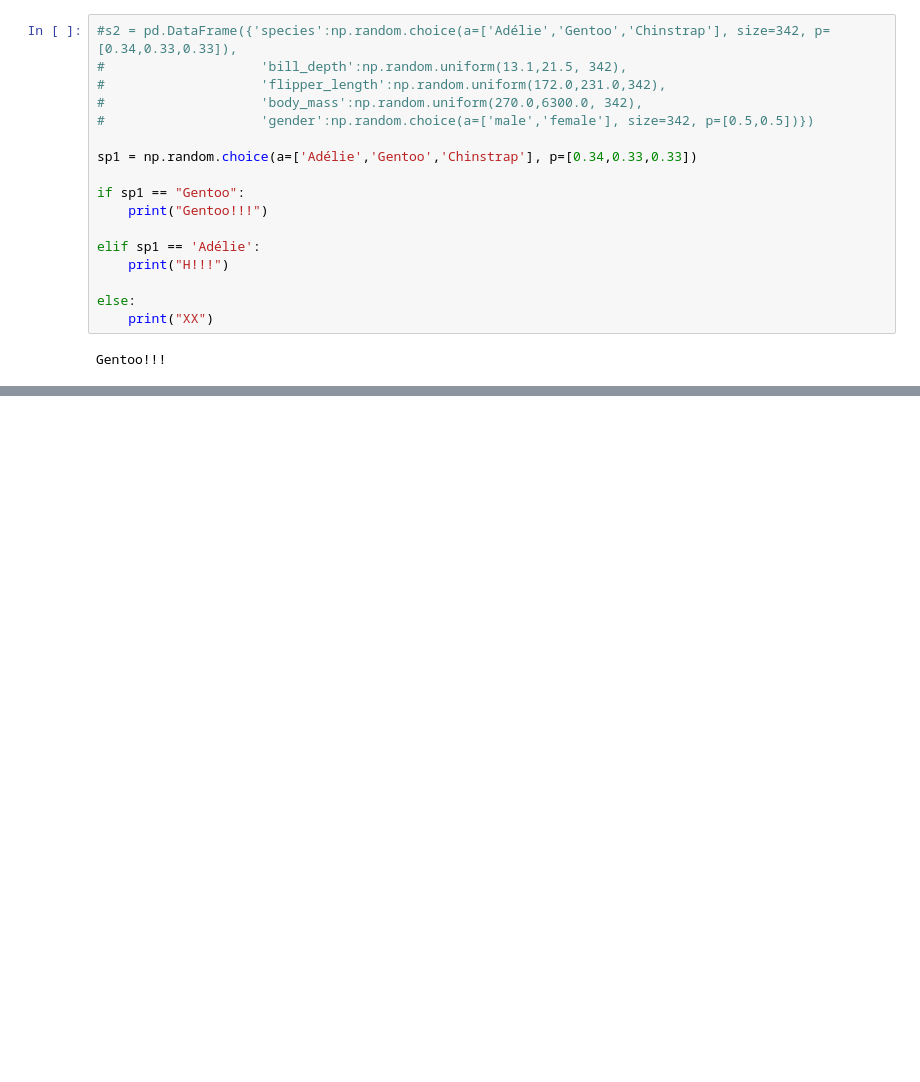
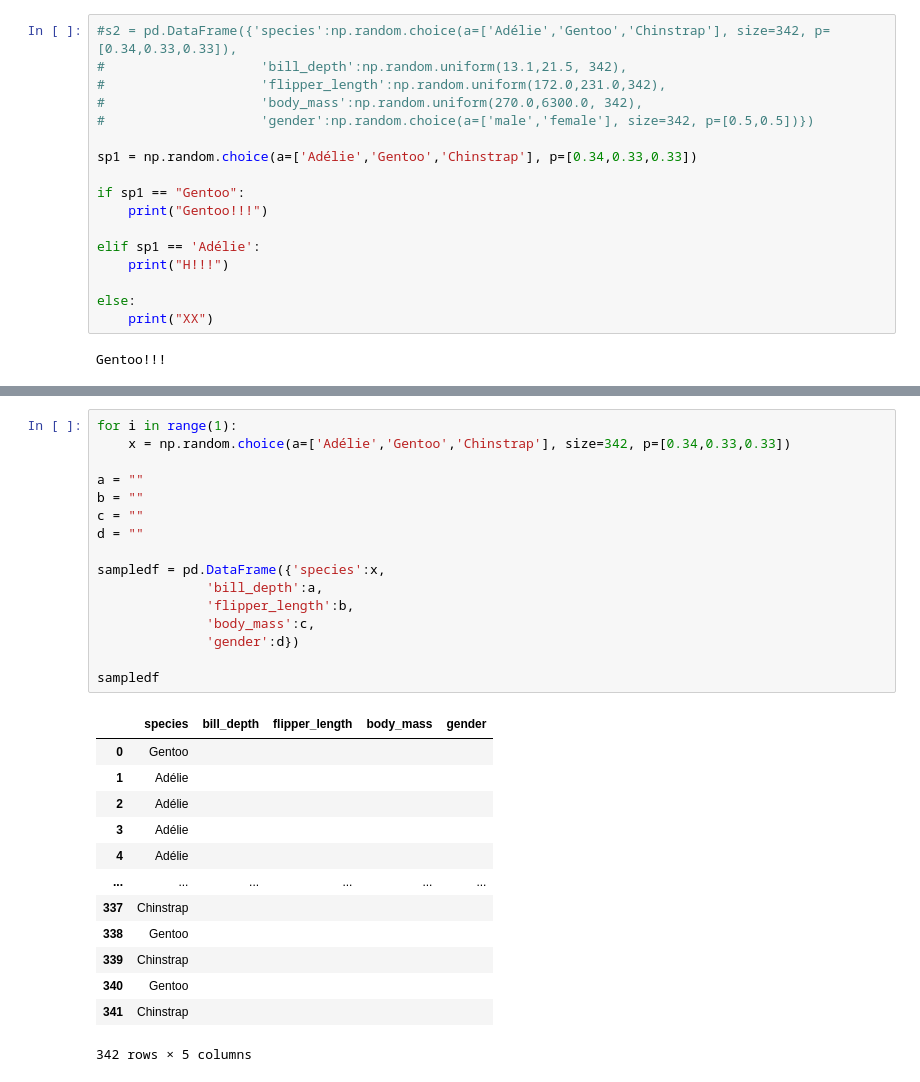
Before and after one commit to jbrad88/pda-project, a Jupyter notebook: pda-project.ipynb, the cells around one changed output, grey strips where cells are left out. Cells and saved outputs as stored; diff of their text form; blank space fills up the shorter version.

```diff
--- a/pda-project.ipynb
+++ b/pda-project.ipynb
@@ -228,0 +283,30 @@ pd.DataFrame({'species':sp1,
+# %%
+for i in range(1):
+    x = np.random.choice(a=['Adélie','Gentoo','Chinstrap'], size=342, p=[0.34,0.33,0.33])
+
+a = ""
+b = ""
+c = ""
+d = ""
+
+sampledf = pd.DataFrame({'species':x,
+              'bill_depth':a,
+              'flipper_length':b,
+              'body_mass':c,
+              'gender':d})
+
+sampledf
+# %% [output]
+|  | species | bill_depth | flipper_length | body_mass | gender |
+| 0 | Gentoo |  |  |  |  |
+| 1 | Adélie |  |  |  |  |
+| 2 | Adélie |  |  |  |  |
+| 3 | Adélie |  |  |  |  |
+| 4 | Adélie |  |  |  |  |
+| ... | ... | ... | ... | ... | ... |
+| 337 | Chinstrap |  |  |  |  |
+| 338 | Gentoo |  |  |  |  |
+| 339 | Chinstrap |  |  |  |  |
+| 340 | Gentoo |  |  |  |  |
+| 341 | Chinstrap |  |  |  |  |
+342 rows × 5 columns
```
Also changed, not shown: parts of 4 cells of this notebook.
